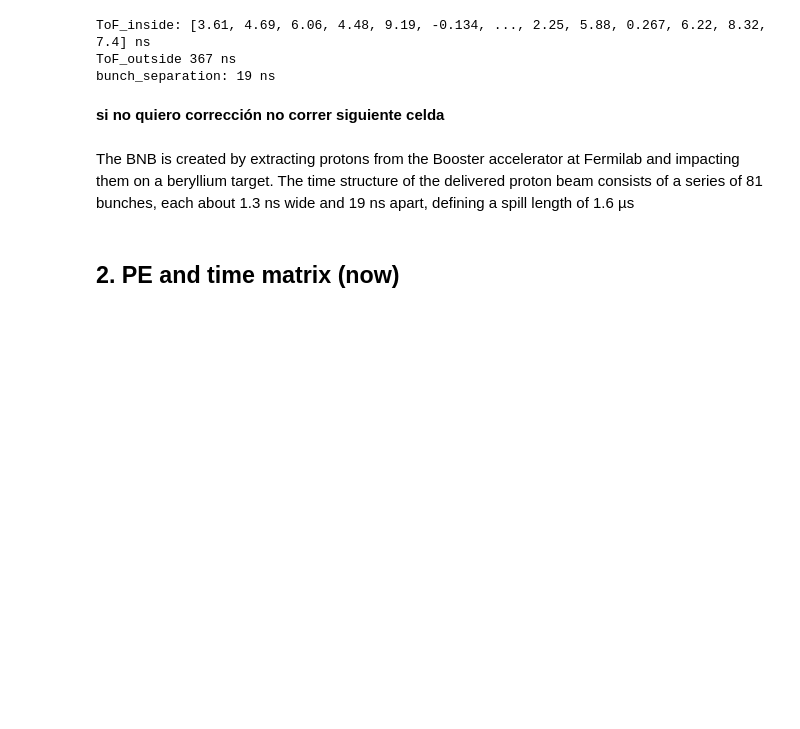
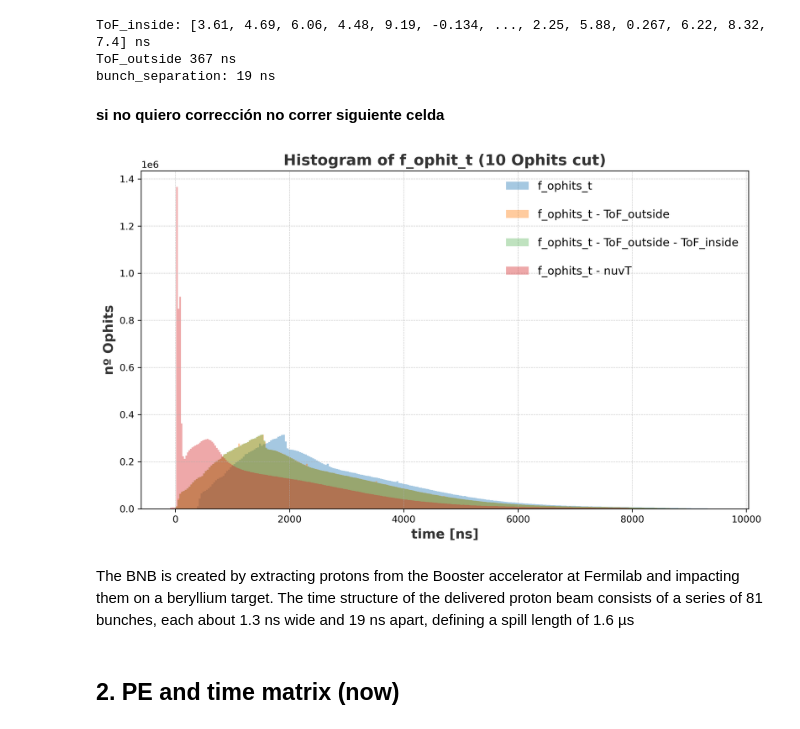
Before and after one commit to CIEMAT-Neutrino/AI_nuvT, a Jupyter notebook: 1_Preprocessing_&_2_PE_time_matrices.ipynb, the cells around one changed output. Saved outputs shown, nothing was run; the diff lists cells and outputs as text; code cells hidden in the pictures; blank space fills up the shorter version.

```diff
--- a/1_Preprocessing_&_2_PE_time_matrices.ipynb
+++ b/1_Preprocessing_&_2_PE_time_matrices.ipynb
@@ -514,3 +527,34 @@ f_ophit_t_c_2 = f_ophit_t_4_l*1000 - ToF_inside - ToF_outside - ak.flatten(nuvT_
+# %%
+import matplotlib.pyplot as plt
+import numpy as np
+
+
+# Crear el histograma
+plt.figure(figsize=(10, 6), dpi=300)  # Aumentamos la calidad de la imagen con dpi=300
+
+# Histograma para cada variable con diferentes colores y alpha
+
+plt.hist(ak.flatten(selected_ophits_t*1000, axis=None), bins=300, alpha=0.4, label='f_ophits_t', color='#1f77b4')  # Azul
+plt.hist(ak.flatten(f_ophit_t_c_1, axis=None), bins=300, alpha=0.4, label='f_ophits_t - ToF_outside', color='#ff7f0e')        # Naranja
+plt.hist(ak.flatten(f_ophit_t_c_2, axis=None), bins=300, alpha=0.3, label='f_ophits_t - ToF_outside - ToF_inside', color='#2ca02c')        # Verde
+plt.hist(ak.flatten(f_ophit_t_c_3, axis=None), bins=400, alpha=0.4, label='f_ophits_t - nuvT', color='#d62728')        # Rojo
+
+# Personalización del gráfico para mejorar la estética
+plt.xlabel('time [ns]', fontsize=14, weight='bold', color='#333333')
+plt.ylabel('nº Ophits', fontsize=14, weight='bold', color='#333333')
+plt.title('Histogram of f_ophit_t (10 Ophits cut)', fontsize=16, weight='bold', color='#333333')
+plt.legend(loc='upper right', fontsize=12, frameon=False, labelspacing=1.5)
+plt.xlim(-600, 10040)  # Limitar el eje x para mejorar la visualización
+# Agregar una cuadrícula para mejor visualización
+plt.grid(True, which='both', linestyle='--', linewidth=0.5, alpha=0.7)
+
+# Asegurarse de que el espacio se use adecuadamente
+plt.tight_layout()
+
+# Mostrar el gráfico
+plt.show()
+# %% [output]
+[figure, added]
 # %% [markdown]
 The BNB is created by extracting protons from the Booster accelerator at Fermilab and impacting them on a beryllium target. The time structure of the delivered proton beam consists of a series of 81 bunches, each about 1.3 ns wide and 19 ns apart, defining a spill length of 1.6 µs
 # %%
```
Also changed, not shown: parts of 53 cells of this notebook, 8 other files.
